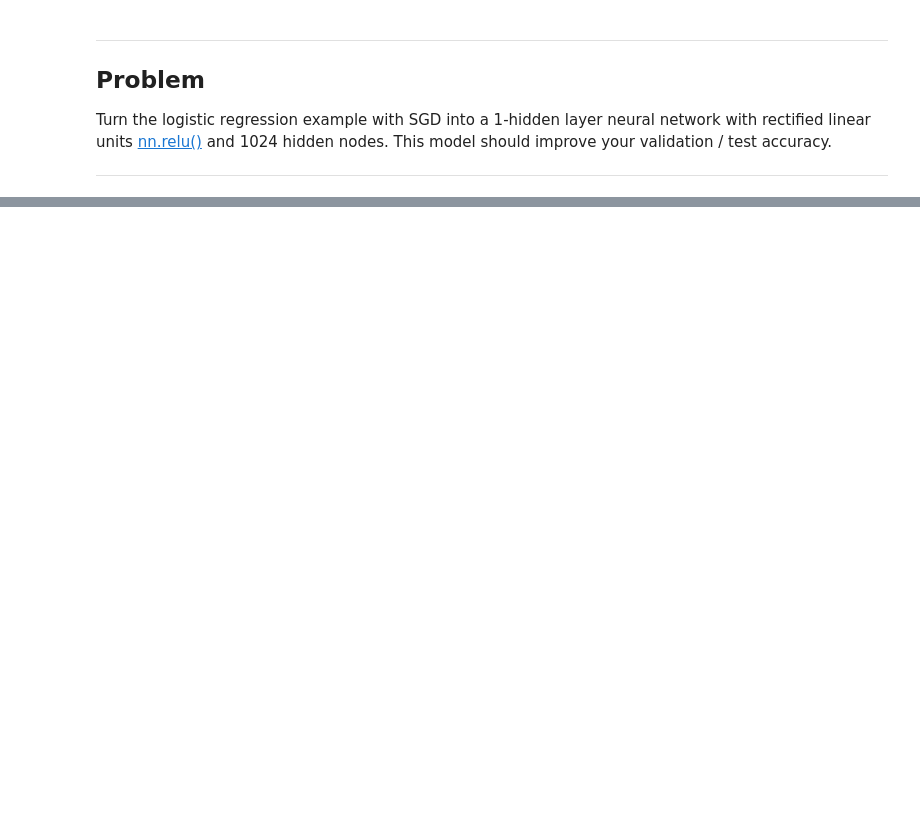
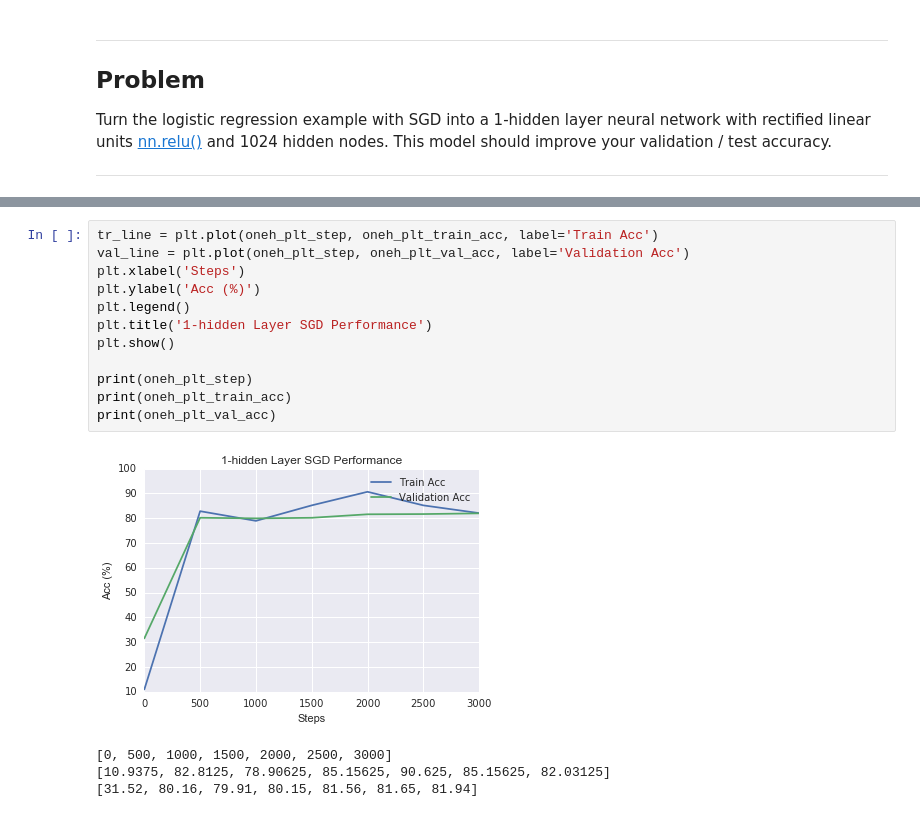
Before and after one commit to archelogos/sequence-detector, a Jupyter notebook: udacity/2_fullyconnected.ipynb, the cells around one changed output, grey strips where cells are left out. Saved outputs shown, nothing was run; the diff lists cells and outputs as text; blank space fills up the shorter version.

```diff
--- a/udacity/2_fullyconnected.ipynb
+++ b/udacity/2_fullyconnected.ipynb
@@ -259,0 +428,17 @@ Turn the logistic regression example with SGD into a 1-hidden layer neural netwo
+# %%
+tr_line = plt.plot(oneh_plt_step, oneh_plt_train_acc, label='Train Acc')
+val_line = plt.plot(oneh_plt_step, oneh_plt_val_acc, label='Validation Acc')
+plt.xlabel('Steps')
+plt.ylabel('Acc (%)')
+plt.legend()
+plt.title('1-hidden Layer SGD Performance')
+plt.show()
+
+print(oneh_plt_step)
+print(oneh_plt_train_acc)
+print(oneh_plt_val_acc)
+# %% [output]
+[figure, added]
+[0, 500, 1000, 1500, 2000, 2500, 3000]
+[10.9375, 82.8125, 78.90625, 85.15625, 90.625, 85.15625, 82.03125]
+[31.52, 80.16, 79.91, 80.15, 81.56, 81.65, 81.94]
```
Also changed, not shown: parts of 13 cells of this notebook.
